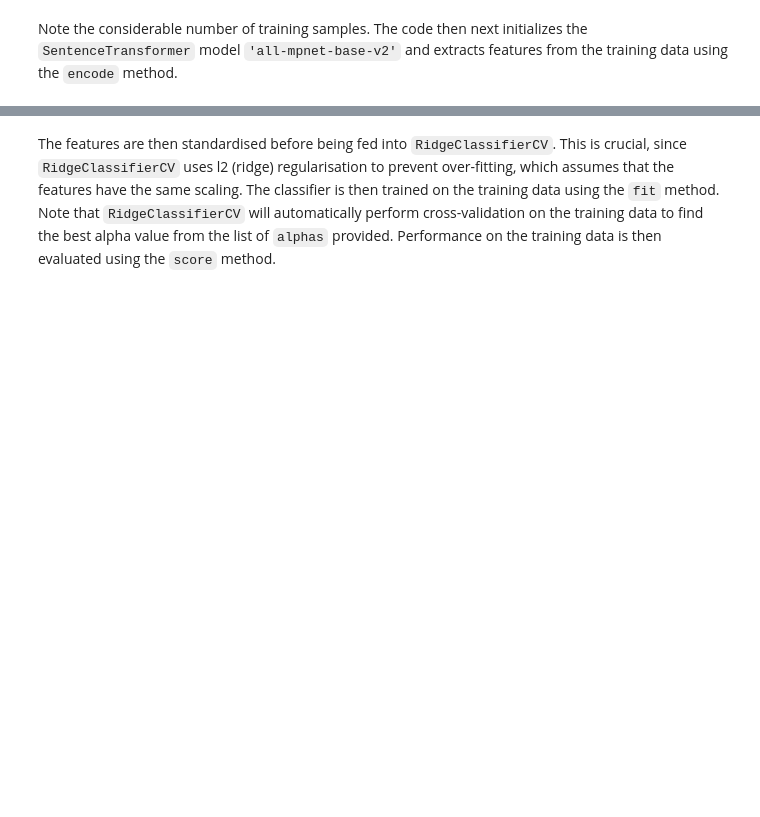
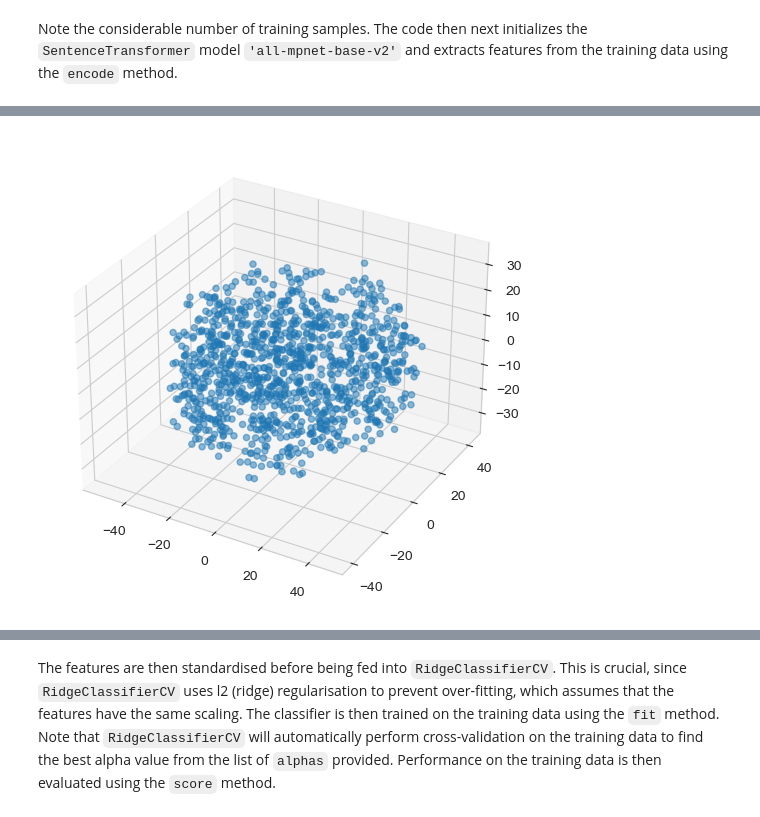
Before and after one commit to Zak-Hussain/LLM4SciSci, a Jupyter notebook: 2_feature_extraction.ipynb, the cells around one changed output, grey strips where cells are left out. Saved outputs shown, nothing was run; the diff lists cells and outputs as text; code cells hidden in the pictures; blank space fills up the shorter version.

```diff
--- a/2_feature_extraction.ipynb
+++ b/2_feature_extraction.ipynb
@@ -32,9 +37,12 @@ import seaborn as sns
 ## Feature Extraction
 The code begins by loading the data as `pandas.DataFrame` objects.
 # %%
-# Load test data
-media_bias_test = pd.read_csv('media_bias_test.csv')
+# Load the data
+data = pd.read_csv(
+    'science_of_science.csv',
+    usecols=['title', 'abstract', 'keywords', 'year', 'citations']
+)
 
-# Load training data
-media_bias_train = pd.read_csv('media_bias_train.csv')
-media_bias_train
+# Concatenate titles and abstracts
+data['text'] = data['title'] + './n/n' + data['abstract']
+data
@@ -42,8 +64,8 @@ media_bias_train
 Note the considerable number of training samples. The code then next initializes the `SentenceTransformer` model `'all-mpnet-base-v2'` and extracts features from the training data using the `encode` method.
 # %%
 # Initialize feature extraction pipeline
-model = SentenceTransformer('all-mpnet-base-v2')
+model = SentenceTransformer('all-MiniLM-L6-v2')
 
 # Extract features
-train_features = model.encode(media_bias_train['text'])
-train_features
+features = model.encode(data['text'], show_progress_bar=True)
+features
@@ -49,0 +86,4 @@ train_features
+# %%
+tsne_3d = TSNE(n_components=3, random_state=42)
+features_3d = tsne_3d.fit_transform(features)
+features_3d
@@ -49,0 +98,8 @@ train_features
+# %%
+# Plot features using scatterplot
+fig = plt.figure(figsize=(8, 6))
+ax = fig.add_subplot(111, projection='3d')
+ax.scatter(features_3d[:, 0], features_3d[:, 1], features_3d[:, 2], alpha=.5)
+plt.show()
+# %% [output]
+[figure, added]
```
Also changed, not shown: parts of 14 cells of this notebook, 1 other file.
